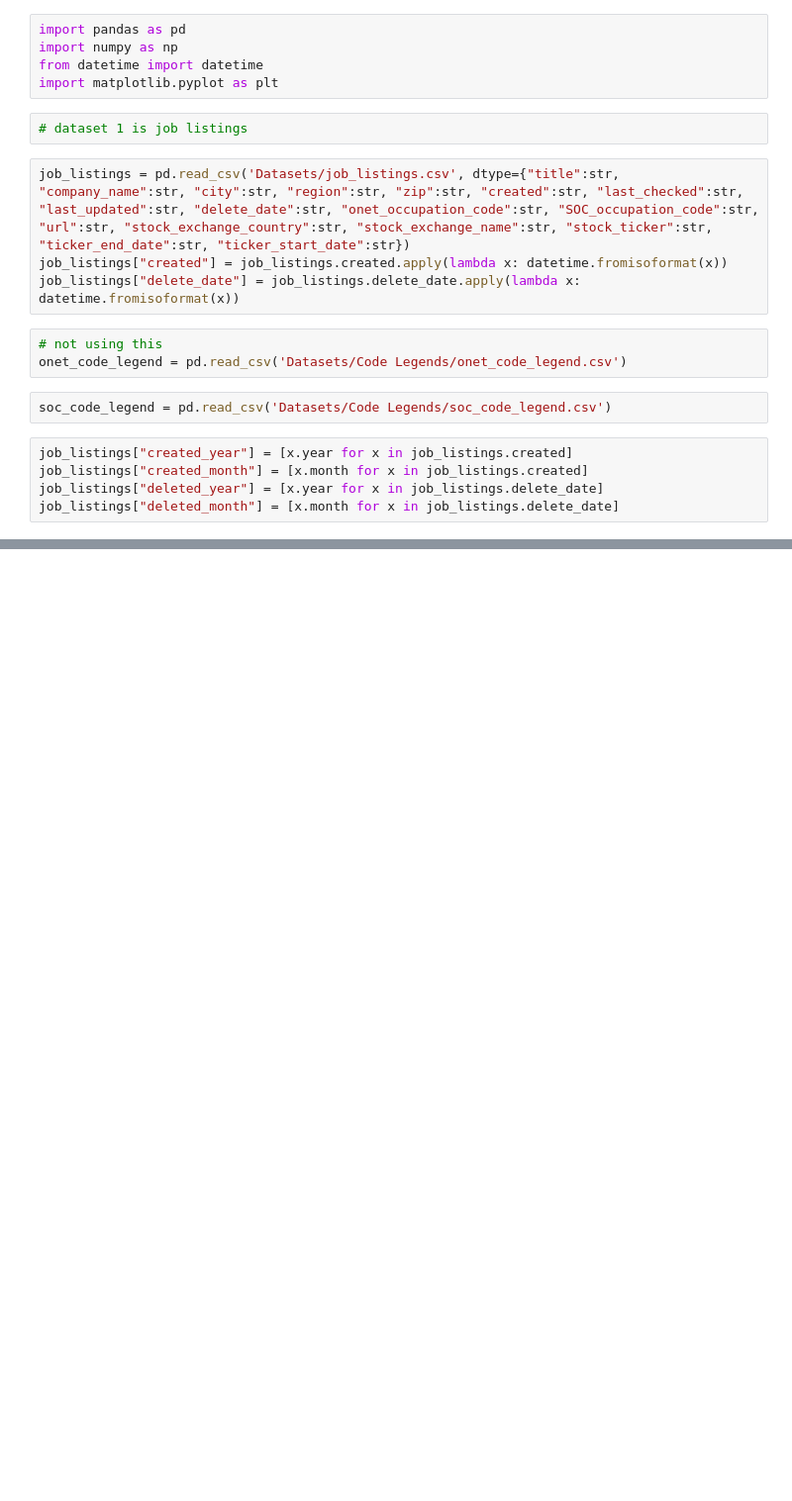
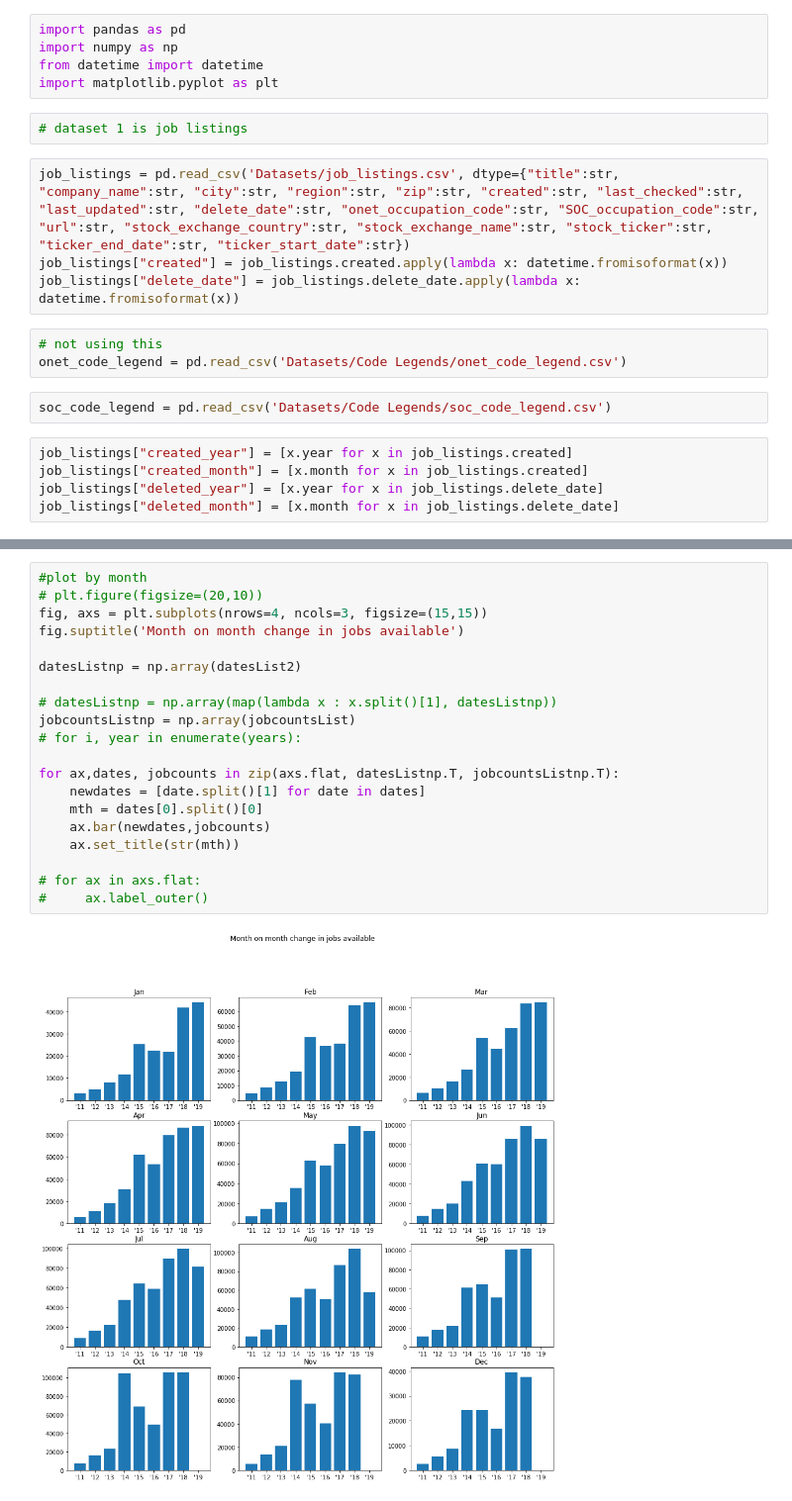
Before and after one commit to Khumo94/citadel-datathon-2019, a Jupyter notebook: load-dataset-1.ipynb, the cells around one changed output, grey strips where cells are left out. Shown: that part at 99% size. Drawn from its saved outputs; the diff is of its cells as text; blank space fills up the shorter version.

```diff
--- a/load-dataset-1.ipynb
+++ b/load-dataset-1.ipynb
@@ -59 +61,23 @@ plt.show()
+# %%
+#plot by month
+# plt.figure(figsize=(20,10))
+fig, axs = plt.subplots(nrows=4, ncols=3, figsize=(15,15))
+fig.suptitle('Month on month change in jobs available')
+
+datesListnp = np.array(datesList2)
+
+# datesListnp = np.array(map(lambda x : x.split()[1], datesListnp))
+jobcountsListnp = np.array(jobcountsList)
+# for i, year in enumerate(years):
+
+for ax,dates, jobcounts in zip(axs.flat, datesListnp.T, jobcountsListnp.T):
+    newdates = [date.split()[1] for date in dates]
+    mth = dates[0].split()[0]
+    ax.bar(newdates,jobcounts)
+    ax.set_title(str(mth))
+
+# for ax in axs.flat:
+#     ax.label_outer()
+# %% [output]
+[figure, added]
 # %%
```
Also changed, not shown: parts of 4 cells of this notebook, 3 other files.
